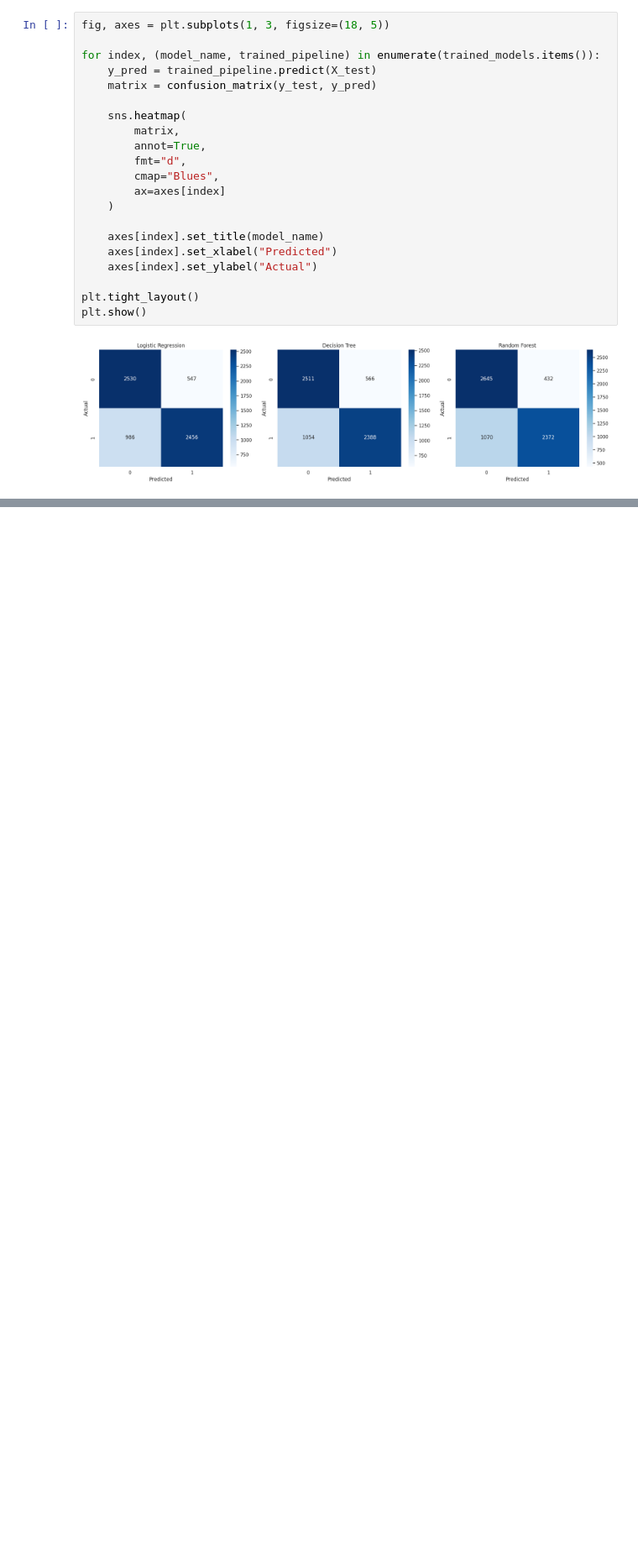
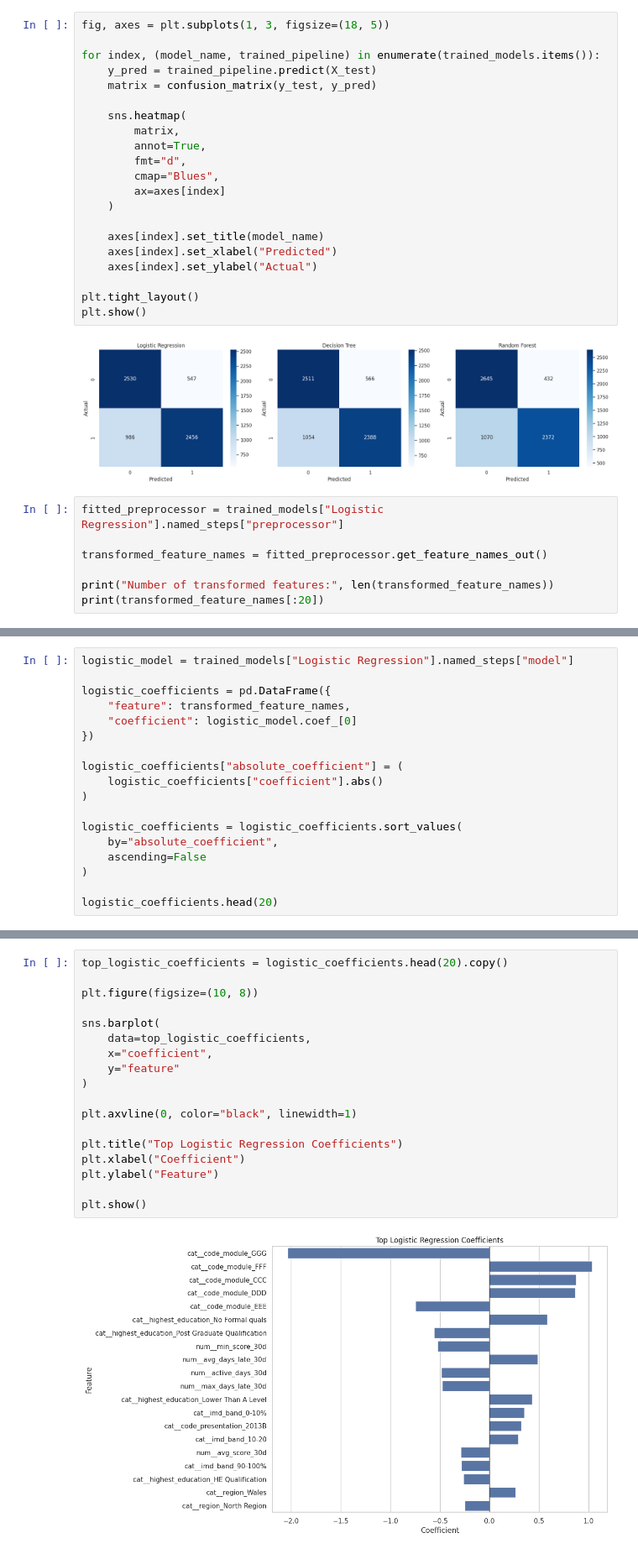
Before and after one commit to futabarentarou/potential-pathway-index, a Jupyter notebook: notebooks/04_modeling_at_risk_misalignment.ipynb, the cells around one changed output, grey strips where cells are left out. Shown at 84% size. Saved outputs shown, nothing was run; the diff lists cells and outputs as text; blank space fills up the shorter version.

```diff
--- a/notebooks/04_modeling_at_risk_misalignment.ipynb
+++ b/notebooks/04_modeling_at_risk_misalignment.ipynb
@@ -420,3 +420,10 @@ plt.tight_layout()
 plt.show()
 # %% [output]
 [figure]
+# %%
+fitted_preprocessor = trained_models["Logistic Regression"].named_steps["preprocessor"]
+
+transformed_feature_names = fitted_preprocessor.get_feature_names_out()
+
+print("Number of transformed features:", len(transformed_feature_names))
+print(transformed_feature_names[:20])
@@ -422,0 +442,18 @@ plt.show()
+# %%
+logistic_model = trained_models["Logistic Regression"].named_steps["model"]
+
+logistic_coefficients = pd.DataFrame({
+    "feature": transformed_feature_names,
+    "coefficient": logistic_model.coef_[0]
+})
+
+logistic_coefficients["absolute_coefficient"] = (
+    logistic_coefficients["coefficient"].abs()
+)
+
+logistic_coefficients = logistic_coefficients.sort_values(
+    by="absolute_coefficient",
+    ascending=False
+)
+
+logistic_coefficients.head(20)
@@ -422,0 +478,20 @@ plt.show()
+# %%
+top_logistic_coefficients = logistic_coefficients.head(20).copy()
+
+plt.figure(figsize=(10, 8))
+
+sns.barplot(
+    data=top_logistic_coefficients,
+    x="coefficient",
+    y="feature"
+)
+
+plt.axvline(0, color="black", linewidth=1)
+
+plt.title("Top Logistic Regression Coefficients")
+plt.xlabel("Coefficient")
+plt.ylabel("Feature")
+
+plt.show()
+# %% [output]
+[figure, added]
```
Also changed, not shown: parts of 8 cells of this notebook.
